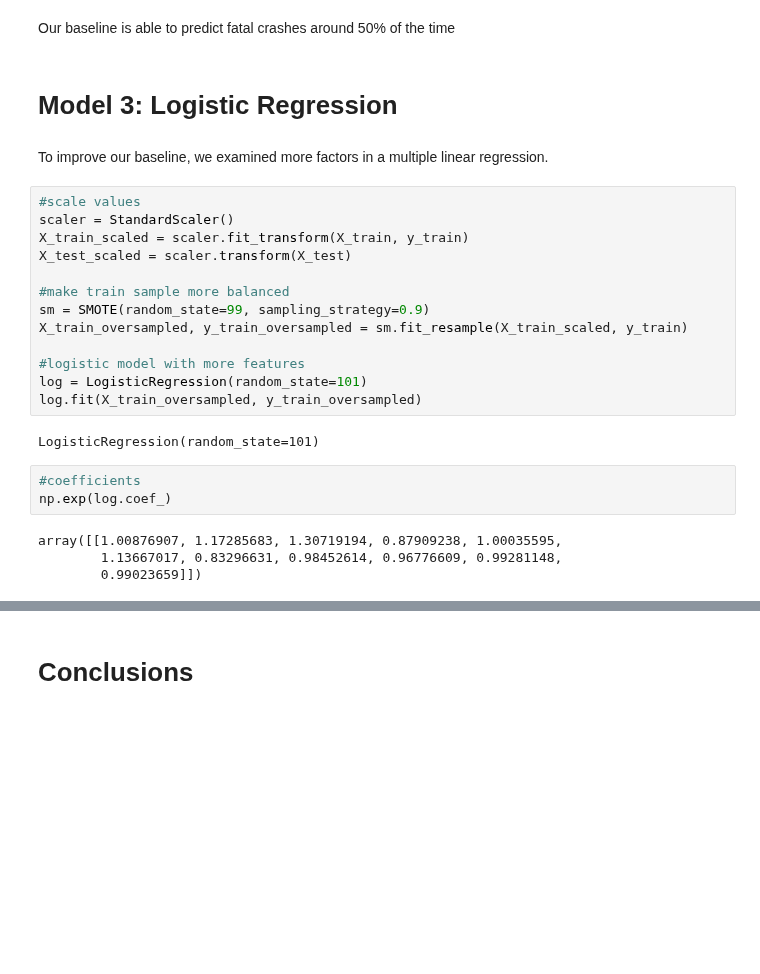
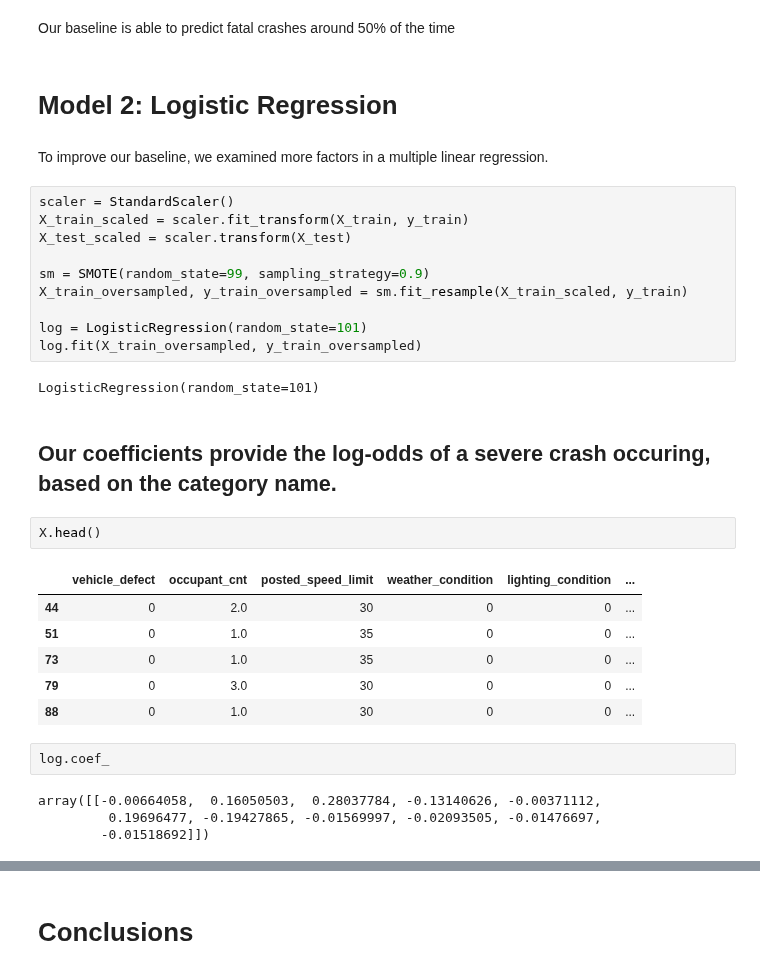
Before and after one commit to Jmanitou/Chicago_Car_Crash_Analysis, a Jupyter notebook: Chicago_Car_Crash.ipynb, the cells around one changed output, grey strips where cells are left out. Drawn from its saved outputs; the diff is of its cells as text; blank space fills up the shorter version.

```diff
--- a/Chicago_Car_Crash.ipynb
+++ b/Chicago_Car_Crash.ipynb
@@ -354,28 +444,35 @@ weighted avg       0.95      0.60      0.73      4692
 # %% [markdown]
 Our baseline is able to predict fatal crashes around 50% of the time
 # %% [markdown]
-# Model 3: Logistic Regression
+# Model 2: Logistic Regression
 # %% [markdown]
 To improve our baseline, we examined more factors in a multiple linear regression.
 # %%
-#scale values
 scaler = StandardScaler()
 X_train_scaled = scaler.fit_transform(X_train, y_train)
 X_test_scaled = scaler.transform(X_test)
 
-#make train sample more balanced
 sm = SMOTE(random_state=99, sampling_strategy=0.9)
 X_train_oversampled, y_train_oversampled = sm.fit_resample(X_train_scaled, y_train)
 
-#logistic model with more features
 log = LogisticRegression(random_state=101)
 log.fit(X_train_oversampled, y_train_oversampled)
 # %% [output]
 LogisticRegression(random_state=101)
-# %%
-#coefficients
-np.exp(log.coef_)
-# %% [output]
-array([[1.00876907, 1.17285683, 1.30719194, 0.87909238, 1.00035595,
-        1.13667017, 0.83296631, 0.98452614, 0.96776609, 0.99281148,
-        0.99023659]])
+# %% [markdown]
+## Our coefficients provide the log-odds of a severe crash occuring, based on the category name.
+# %%
+X.head()
+# %% [output]
+|  | vehicle_defect | occupant_cnt | posted_speed_limit | weather_condition | lighting_condition | ... |
+| 44 | 0 | 2.0 | 30 | 0 | 0 | ... |
+| 51 | 0 | 1.0 | 35 | 0 | 0 | ... |
+| 73 | 0 | 1.0 | 35 | 0 | 0 | ... |
+| 79 | 0 | 3.0 | 30 | 0 | 0 | ... |
+| 88 | 0 | 1.0 | 30 | 0 | 0 | ... |
+# %%
+log.coef_
+# %% [output]
+array([[-0.00664058,  0.16050503,  0.28037784, -0.13140626, -0.00371112,
+         0.19696477, -0.19427865, -0.01569997, -0.02093505, -0.01476697,
+        -0.01518692]])
```
Also changed, not shown: parts of 62 cells of this notebook.
